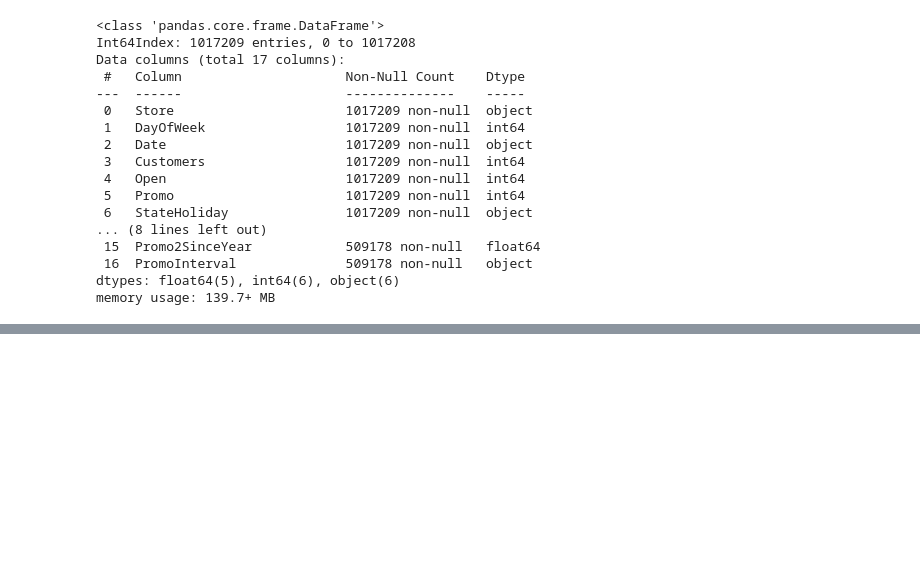
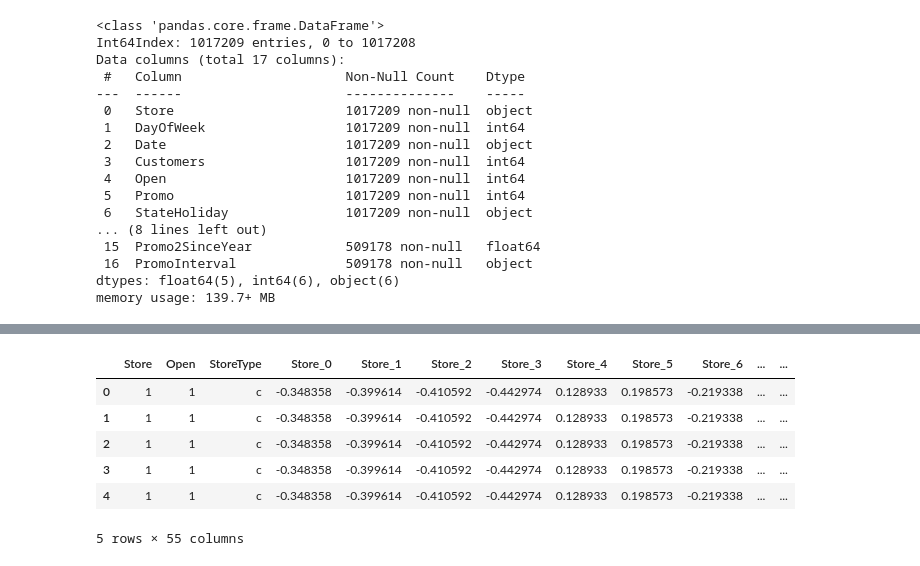
Before and after one commit to suvkp/Cat2Emb, a Jupyter notebook: EDA.ipynb, the cells around one changed output, grey strips where cells are left out. Drawn from its saved outputs; the diff is of its cells as text; code cells hidden in the pictures; blank space fills up the shorter version.

```diff
--- a/EDA.ipynb
+++ b/EDA.ipynb
@@ -201,0 +199,11 @@ TypeError: get_input_at() missing 1 required positional argument: 'node_index'
+# %%
+X_train_embeddings = embed_model.transform(X_train[var])
+X_train_embeddings.head()
+# %% [output]
+|  | Store | Open | StoreType | Store_0 | Store_1 | Store_2 | Store_3 | Store_4 | Store_5 | Store_6 | ... | ... |
+| 0 | 1 | 1 | c | -0.348358 | -0.399614 | -0.410592 | -0.442974 | 0.128933 | 0.198573 | -0.219338 | ... | ... |
+| 1 | 1 | 1 | c | -0.348358 | -0.399614 | -0.410592 | -0.442974 | 0.128933 | 0.198573 | -0.219338 | ... | ... |
+| 2 | 1 | 1 | c | -0.348358 | -0.399614 | -0.410592 | -0.442974 | 0.128933 | 0.198573 | -0.219338 | ... | ... |
+| 3 | 1 | 1 | c | -0.348358 | -0.399614 | -0.410592 | -0.442974 | 0.128933 | 0.198573 | -0.219338 | ... | ... |
+| 4 | 1 | 1 | c | -0.348358 | -0.399614 | -0.410592 | -0.442974 | 0.128933 | 0.198573 | -0.219338 | ... | ... |
+5 rows × 55 columns
```
Also changed, not shown: parts of 20 cells of this notebook, 1 other file.
